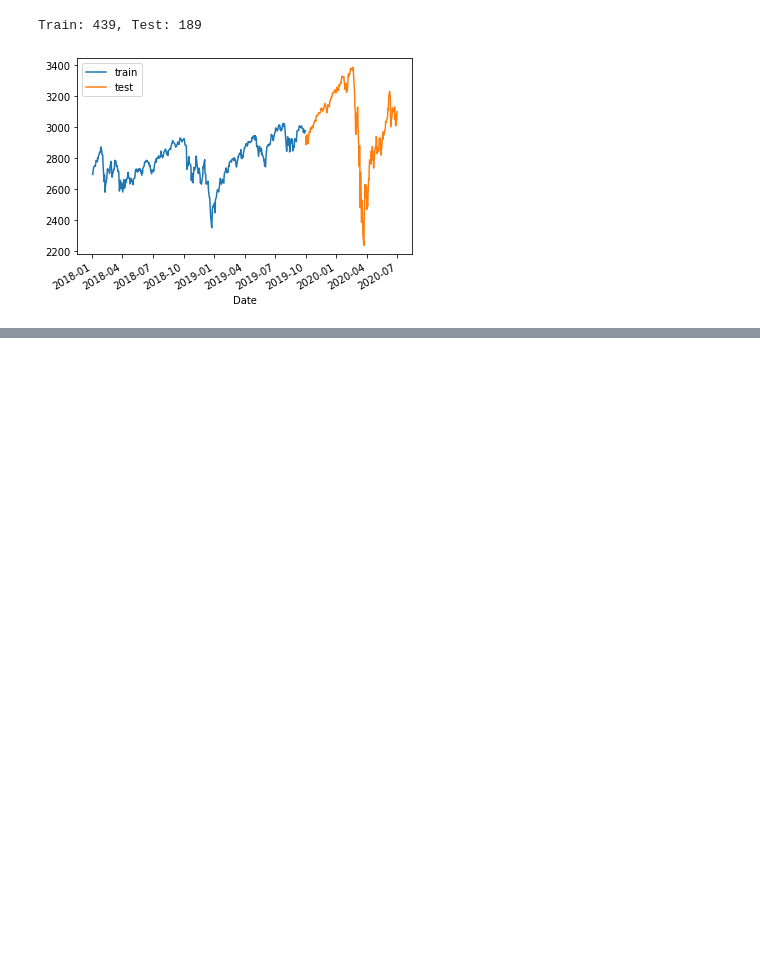
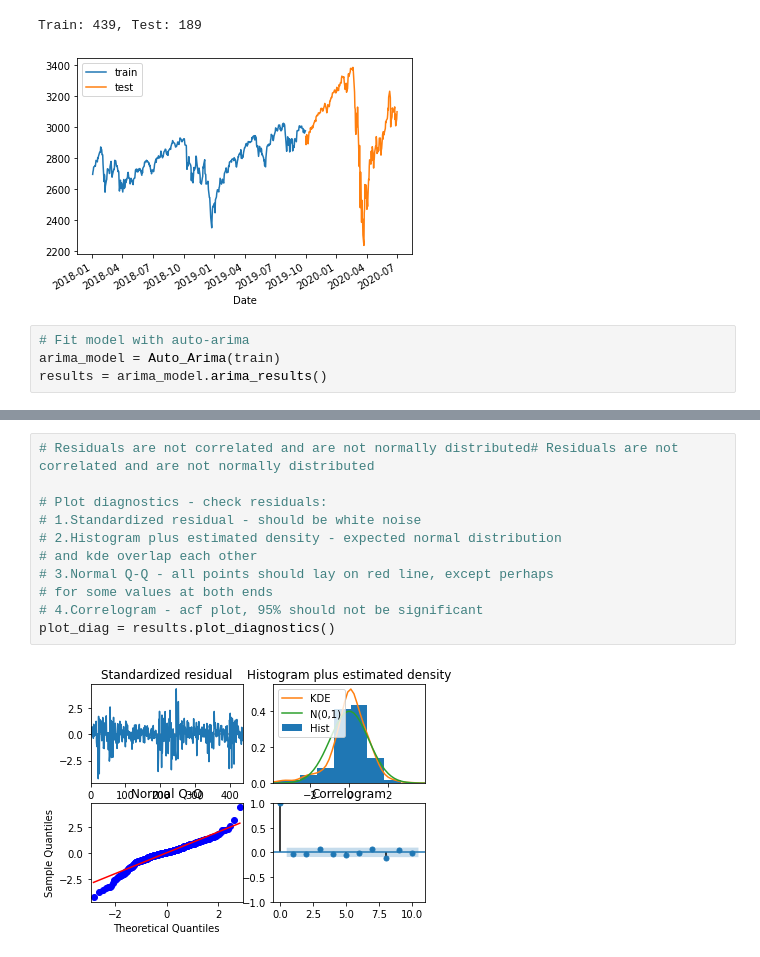
Before and after one commit to jbogocz/arima_garch, a Jupyter notebook: arima.ipynb, the cells around one changed output, grey strips where cells are left out. Drawn from its saved outputs; the diff is of its cells as text; blank space fills up the shorter version.

Commit message:
plot diagnostics of residuals

```diff
--- a/arima.ipynb
+++ b/arima.ipynb
@@ -173,6 +173,10 @@ plt.show()
 # %% [output]
 Train: 439, Test: 189
 [figure]
+# %%
+# Fit model with auto-arima
+arima_model = Auto_Arima(train)
+results = arima_model.arima_results()
 # %%
 # Check residuals
 # Prob(Q) - p-value for null hypothesis that residuals are uncorrelated
@@ -180,0 +203,13 @@ print(results.summary())
+# %%
+# Residuals are not correlated and are not normally distributed# Residuals are not correlated and are not normally distributed
+
+# Plot diagnostics - check residuals:
+# 1.Standardized residual - should be white noise
+# 2.Histogram plus estimated density - expected normal distribution
+# and kde overlap each other
+# 3.Normal Q-Q - all points should lay on red line, except perhaps
+# for some values at both ends
+# 4.Correlogram - acf plot, 95% should not be significant
+plot_diag = results.plot_diagnostics()
+# %% [output]
+[figure, added]
```
Also changed, not shown: parts of 1 cell of this notebook.
